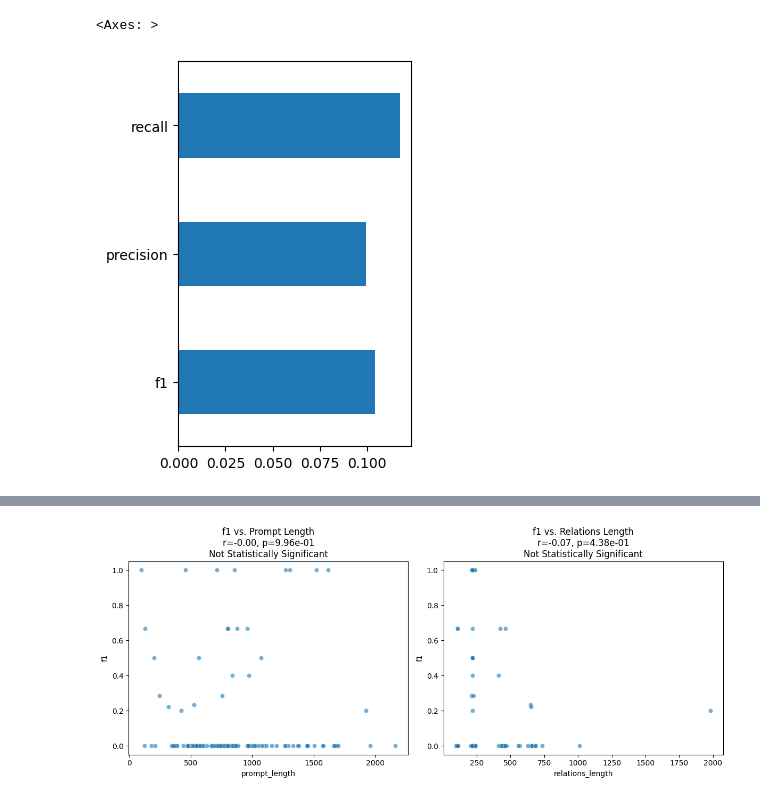
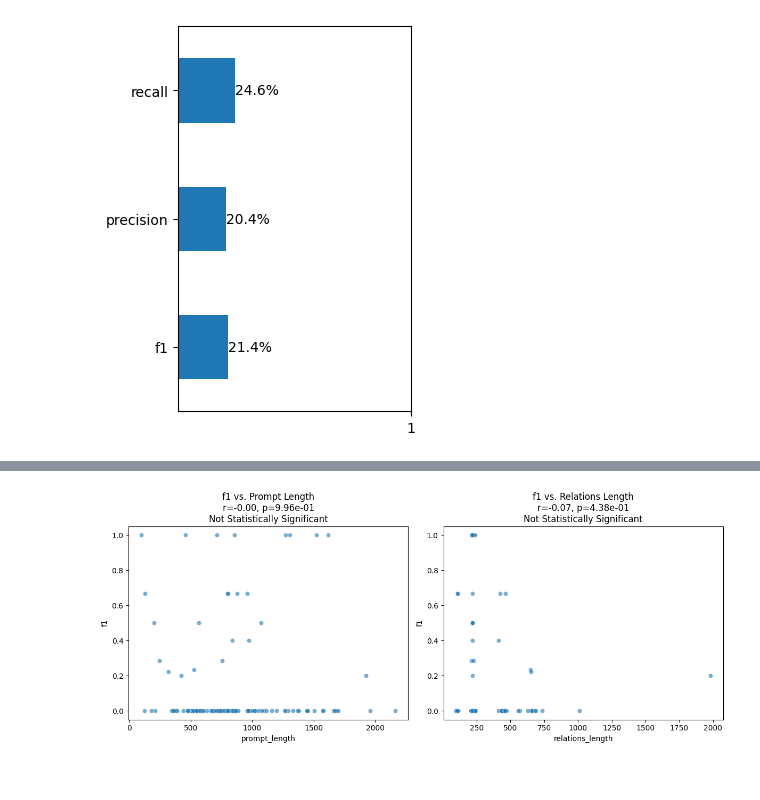
Before and after one commit to murilobellatini/RelNetCare, a Jupyter notebook: reports/04_model_evaluation/dialogre-evaluate-llama-relation-inferer.ipynb, the cells around one changed output, grey strips where cells are left out. Saved outputs shown, nothing was run; the diff lists cells and outputs as text; code cells hidden in the pictures.

```diff
--- a/reports/04_model_evaluation/dialogre-evaluate-llama-relation-inferer.ipynb
+++ b/reports/04_model_evaluation/dialogre-evaluate-llama-relation-inferer.ipynb
@@ -220,11 +261,24 @@ print(json.dumps(df.sort_values('f1').iloc[0].to_dict(), indent=4))
     "recall": 0.0,
     "f1": 0.0
 }
-# %%
-df[['f1', 'precision', 'recall' ]].mean().plot(kind='barh', alpha=1, figsize=(3, 5))
-# %% [output]
-<Axes: >
-[figure, removed]
+# %%
+import matplotlib.pyplot as plt
+
+# Your plotting code here
+ax = df[['f1', 'precision', 'recall']].mean().plot(kind='barh', alpha=1, figsize=(3, 5))
+
+# Set x-axis tick labels
+plt.xticks([1], ['1'])
+
+# Adding data values on top of each bar
+for bar in ax.patches:
+    plt.text(bar.get_width(), bar.get_y() + bar.get_height()/2, f'{bar.get_width():.1%}',
+             va='center', ha='left')
+
+# Show the plot
+plt.show()
+# %% [output]
+[figure, added]
 # %%
 df[['precision', 'recall', 'f1']].plot(kind='hist', alpha=0.5, figsize=(3, 5))
 # %% [output]
```
Also changed, not shown: parts of 10 cells of this notebook.
